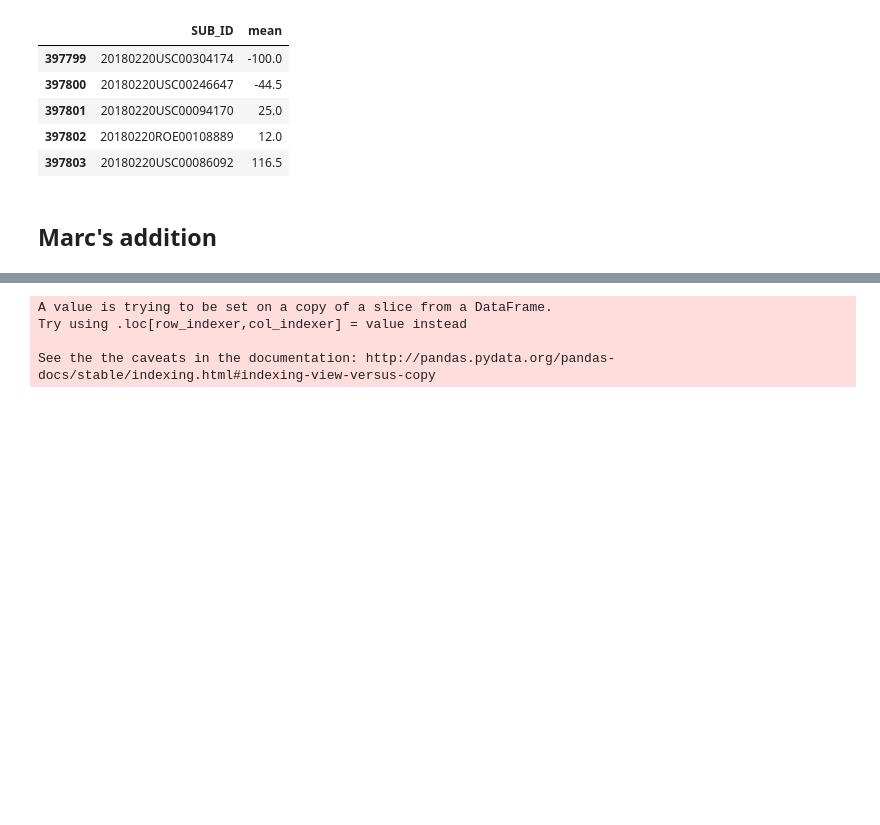
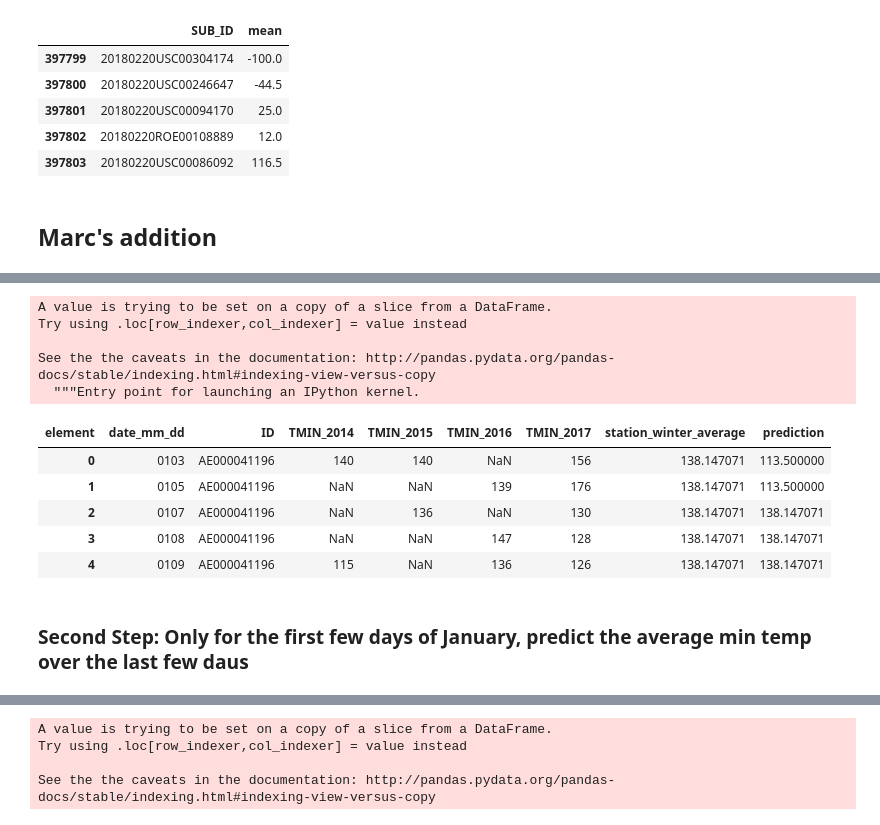
Before and after one commit to neha01mittal/dma-weather-pred, a Jupyter notebook: Lab5_working.ipynb, the cells around one changed output, grey strips where cells are left out. Drawn from its saved outputs; the diff is of its cells as text; code cells hidden in the pictures; blank space fills up the shorter version.

```diff
--- a/Lab5_working.ipynb
+++ b/Lab5_working.ipynb
@@ -323,6 +325,19 @@ df_final.to_csv('dma_submission_1.csv')
 # This cell takes a long time to run!!! (about 45min on my mac book pro)
 # It simply calculates the average per station for all January / Februray over the 4 years of history
 # This average per station is the predicted value
+full_2017 = pd.read_csv("data/2017.csv", header=None)
+rename_columns(full_2017)
+end2017tmin = full_2017[full_2017.date > 20171225][full_2017.element == 'TMIN']
+
+print(len(df_clean))
+df_clean.head()
+
+first_week = df_clean[df_clean.date_mm_dd < '0107']
+
+for station in first_week.ID.unique()[0:10]:
+    print(df_clean[df_clean.date_mm_dd < '0107'][df_clean.ID == station])
+    print(end2017tmin[end2017tmin.ID == station][end2017tmin.date > 20171229])
+
 
 for station in df_clean.ID.unique():
     station_winter_average = df_clean[df_clean.ID == station].mean()[0:4].mean()
@@ -329,0 +356,19 @@ for station in df_clean.ID.unique():
+# %%
+df_clean['prediction'] = df_clean['station_winter_average']
+# %% [output]
+A value is trying to be set on a copy of a slice from a DataFrame.
+Try using .loc[row_indexer,col_indexer] = value instead
+
+See the the caveats in the documentation: http://pandas.pydata.org/pandas-docs/stable/indexing.html#indexing-view-versus-copy
+  """Entry point for launching an IPython kernel.
+# %%
+df_clean.head()
+# %% [output]
+| element | date_mm_dd | ID | TMIN_2014 | TMIN_2015 | TMIN_2016 | TMIN_2017 | station_winter_average | prediction |
+| 0 | 0103 | AE000041196 | 140 | 140 | NaN | 156 | 138.147071 | 113.500000 |
+| 1 | 0105 | AE000041196 | NaN | NaN | 139 | 176 | 138.147071 | 113.500000 |
+| 2 | 0107 | AE000041196 | NaN | 136 | NaN | 130 | 138.147071 | 138.147071 |
+| 3 | 0108 | AE000041196 | NaN | NaN | 147 | 128 | 138.147071 | 138.147071 |
+| 4 | 0109 | AE000041196 | 115 | NaN | 136 | 126 | 138.147071 | 138.147071 |
+# %% [markdown]
+### Second Step: Only for the first few days of January, predict the average min temp over the last few daus
```
Also changed, not shown: parts of 7 cells of this notebook.
